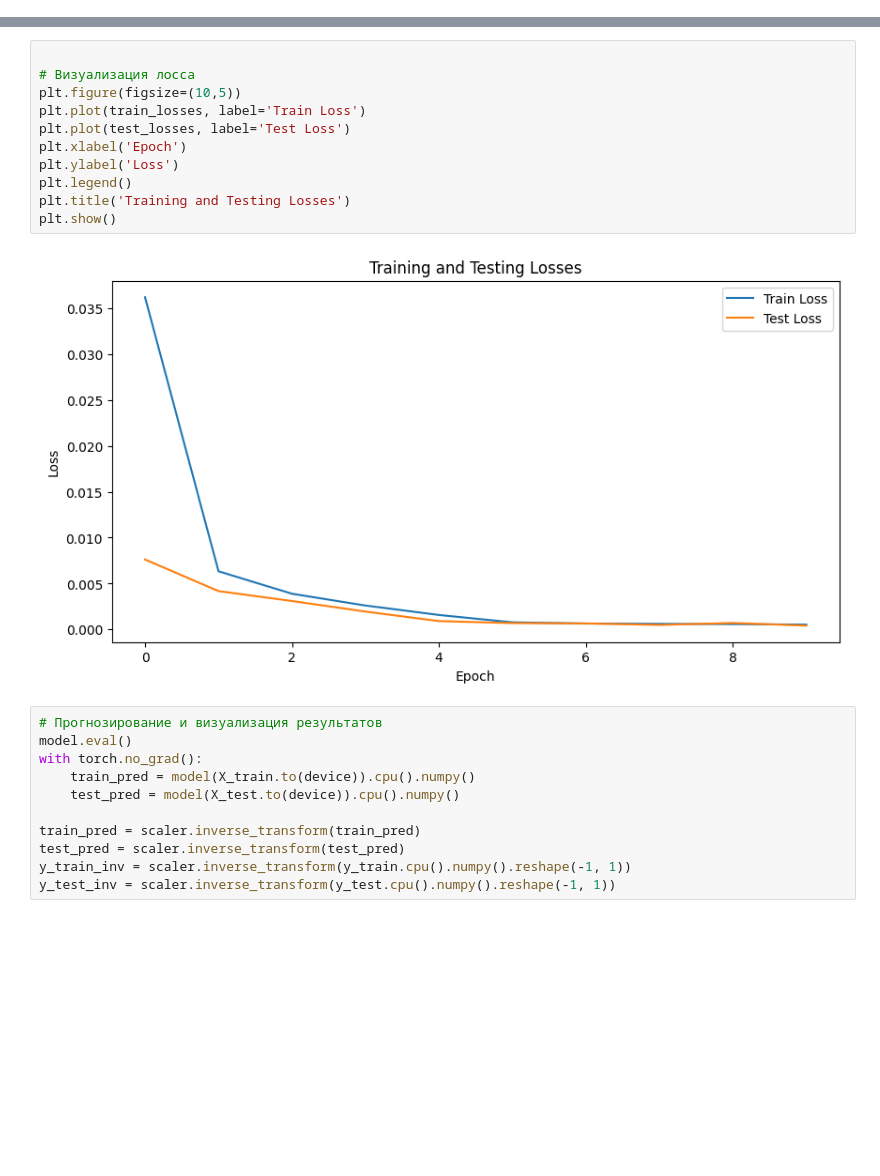
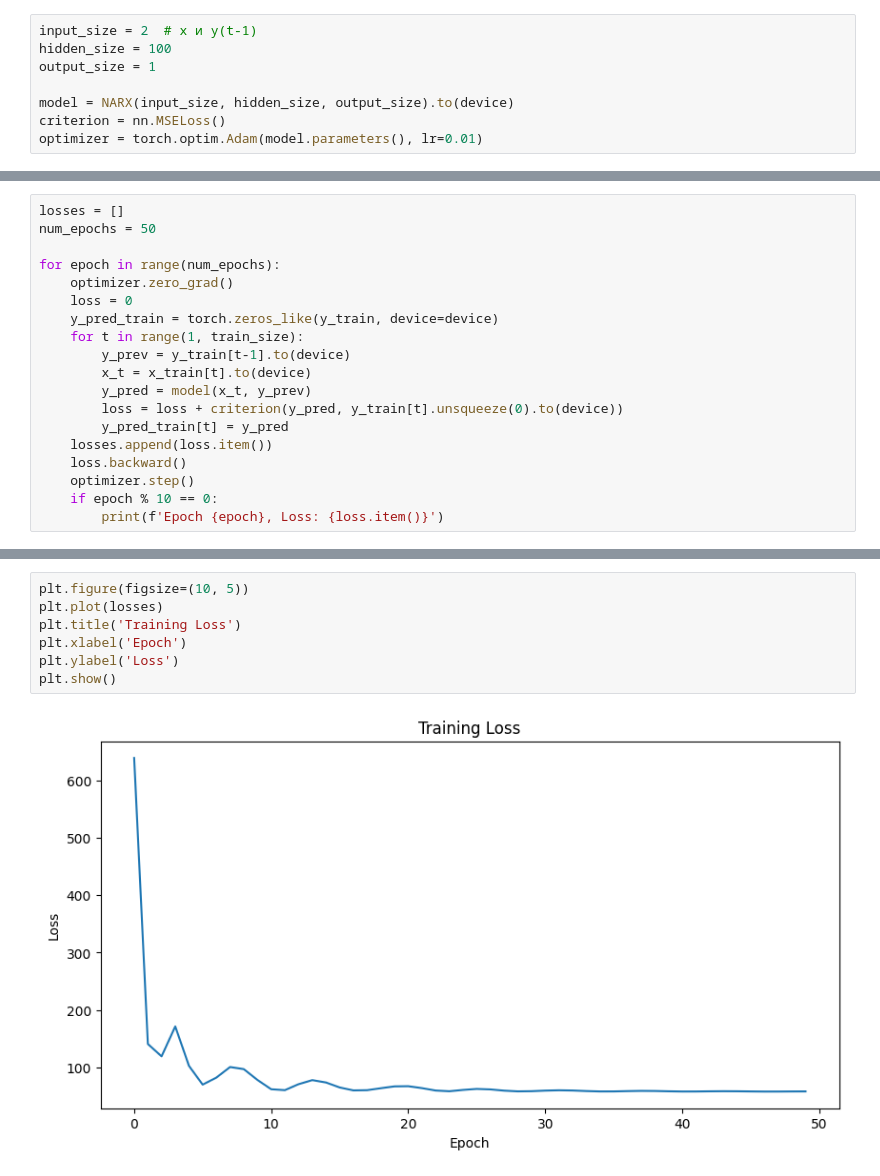
Before and after one commit to s7arekh/SAP_test, a Jupyter notebook: prediction.ipynb, the cells around one changed output, grey strips where cells are left out. Cells and saved outputs as stored; diff of their text form; blank space fills up the shorter version.

```diff
--- a/prediction.ipynb
+++ b/prediction.ipynb
@@ -107,0 +64,8 @@ Epoch 10 Train Loss: 0.0005341696334653534 Test Loss: 0.00042011247569462284
+# %%
+input_size = 2  # x и y(t-1)
+hidden_size = 100
+output_size = 1
+
+model = NARX(input_size, hidden_size, output_size).to(device)
+criterion = nn.MSELoss()
+optimizer = torch.optim.Adam(model.parameters(), lr=0.01)
@@ -107,0 +74,19 @@ Epoch 10 Train Loss: 0.0005341696334653534 Test Loss: 0.00042011247569462284
+# %%
+losses = []
+num_epochs = 50
+
+for epoch in range(num_epochs):
+    optimizer.zero_grad()
+    loss = 0
+    y_pred_train = torch.zeros_like(y_train, device=device)
+    for t in range(1, train_size):
+        y_prev = y_train[t-1].to(device)
+        x_t = x_train[t].to(device)
+        y_pred = model(x_t, y_prev)
+        loss = loss + criterion(y_pred, y_train[t].unsqueeze(0).to(device))
+        y_pred_train[t] = y_pred
+    losses.append(loss.item())
+    loss.backward()
+    optimizer.step()
+    if epoch % 10 == 0:
+        print(f'Epoch {epoch}, Loss: {loss.item()}')
@@ -108,24 +99,9 @@ Epoch 10 Train Loss: 0.0005341696334653534 Test Loss: 0.00042011247569462284
 # %%
-
-# Визуализация лосса
-plt.figure(figsize=(10,5))
-plt.plot(train_losses, label='Train Loss')
-plt.plot(test_losses, label='Test Loss')
+plt.figure(figsize=(10, 5))
+plt.plot(losses)
+plt.title('Training Loss')
 plt.xlabel('Epoch')
 plt.ylabel('Loss')
-plt.legend()
-plt.title('Training and Testing Losses')
 plt.show()
 # %% [output]
-[figure, old version]
+[figure, new version]
-# %%
-# Прогнозирование и визуализация результатов
-model.eval()
-with torch.no_grad():
-    train_pred = model(X_train.to(device)).cpu().numpy()
-    test_pred = model(X_test.to(device)).cpu().numpy()
-
-train_pred = scaler.inverse_transform(train_pred)
-test_pred = scaler.inverse_transform(test_pred)
-y_train_inv = scaler.inverse_transform(y_train.cpu().numpy().reshape(-1, 1))
-y_test_inv = scaler.inverse_transform(y_test.cpu().numpy().reshape(-1, 1))
```
Also changed, not shown: parts of 17 cells of this notebook.
